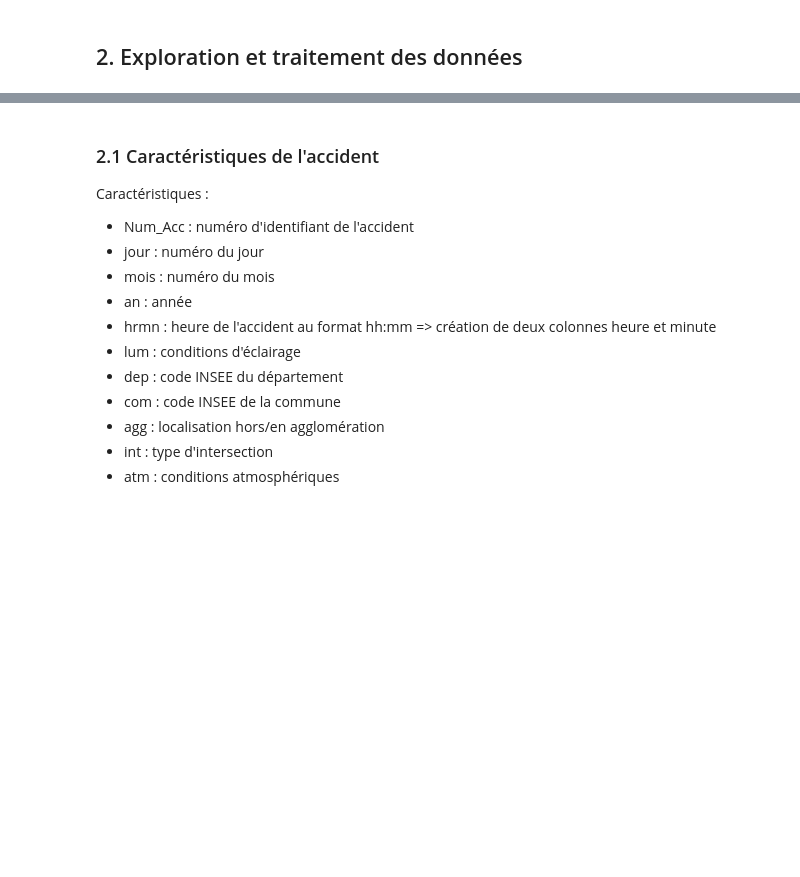
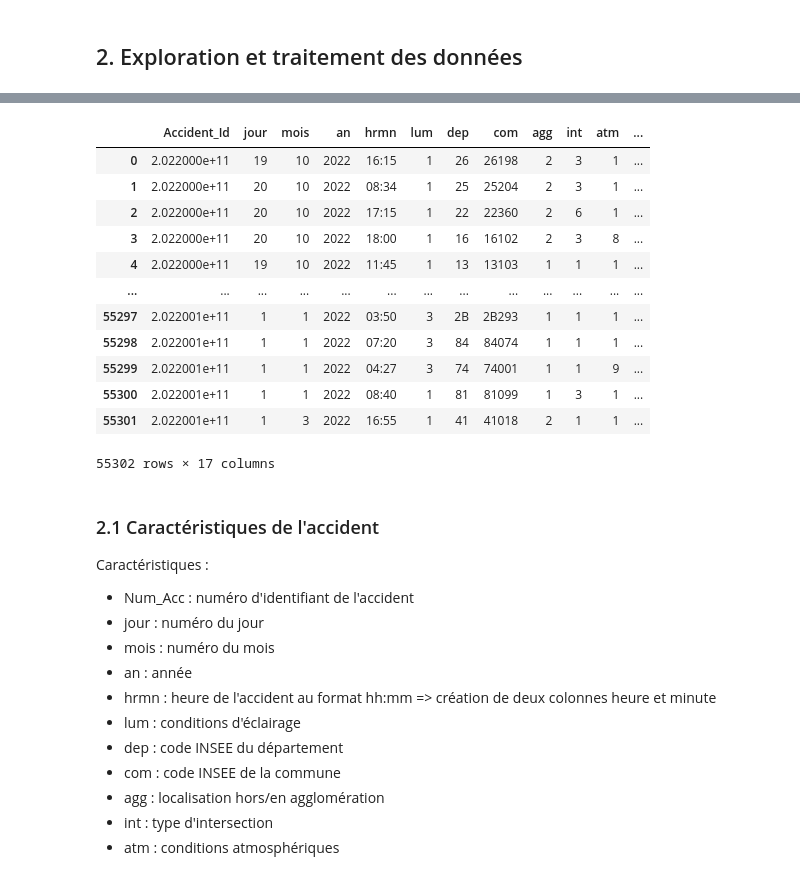
Before and after one commit to 007337-lil/ML4DS, a Jupyter notebook: projet_ml_for_ds.ipynb, the cells around one changed output, grey strips where cells are left out. Drawn from its saved outputs; the diff is of its cells as text; code cells hidden in the pictures; blank space fills up the shorter version.

```diff
--- a/projet_ml_for_ds.ipynb
+++ b/projet_ml_for_ds.ipynb
@@ -106,3 +100,7 @@ vehicules = pd.read_csv('DATA/2023/vehicules-2023.csv', sep=';')
+# %%
+from extract import extract_data
+
+caract, lieux, usagers, vehicules = extract_data("DATA")
 # %%
 print(f'caract : {caract.shape[0]} lignes, {caract.shape[1]} colonnes - {caract['Num_Acc'].nunique()} accidents uniques')
 print(f'usagers : {usagers.shape[0]} lignes, {usagers.shape[1]} colonnes - {usagers['id_usager'].nunique()} usagés uniques')
@@ -116,3 +114,19 @@ lieux : 70860 lignes, 18 colonnes - 54822 accidents uniques
+# %%
+caract.loc[caract['Num_Acc'].isnull()]
+# %% [output]
+|  | Accident_Id | jour | mois | an | hrmn | lum | dep | com | agg | int | atm | ... |
+| 0 | 2.022000e+11 | 19 | 10 | 2022 | 16:15 | 1 | 26 | 26198 | 2 | 3 | 1 | ... |
+| 1 | 2.022000e+11 | 20 | 10 | 2022 | 08:34 | 1 | 25 | 25204 | 2 | 3 | 1 | ... |
+| 2 | 2.022000e+11 | 20 | 10 | 2022 | 17:15 | 1 | 22 | 22360 | 2 | 6 | 1 | ... |
+| 3 | 2.022000e+11 | 20 | 10 | 2022 | 18:00 | 1 | 16 | 16102 | 2 | 3 | 8 | ... |
+| 4 | 2.022000e+11 | 19 | 10 | 2022 | 11:45 | 1 | 13 | 13103 | 1 | 1 | 1 | ... |
+| ... | ... | ... | ... | ... | ... | ... | ... | ... | ... | ... | ... | ... |
+| 55297 | 2.022001e+11 | 1 | 1 | 2022 | 03:50 | 3 | 2B | 2B293 | 1 | 1 | 1 | ... |
+| 55298 | 2.022001e+11 | 1 | 1 | 2022 | 07:20 | 3 | 84 | 84074 | 1 | 1 | 1 | ... |
+| 55299 | 2.022001e+11 | 1 | 1 | 2022 | 04:27 | 3 | 74 | 74001 | 1 | 1 | 9 | ... |
+| 55300 | 2.022001e+11 | 1 | 1 | 2022 | 08:40 | 1 | 81 | 81099 | 1 | 3 | 1 | ... |
+| 55301 | 2.022001e+11 | 1 | 3 | 2022 | 16:55 | 1 | 41 | 41018 | 2 | 1 | 1 | ... |
+55302 rows × 17 columns
 # %% [markdown]
 <a id="21"></a>
 ### 2.1 Caractéristiques de l'accident
```
Also changed, not shown: parts of 2 cells of this notebook, 5 other files.
